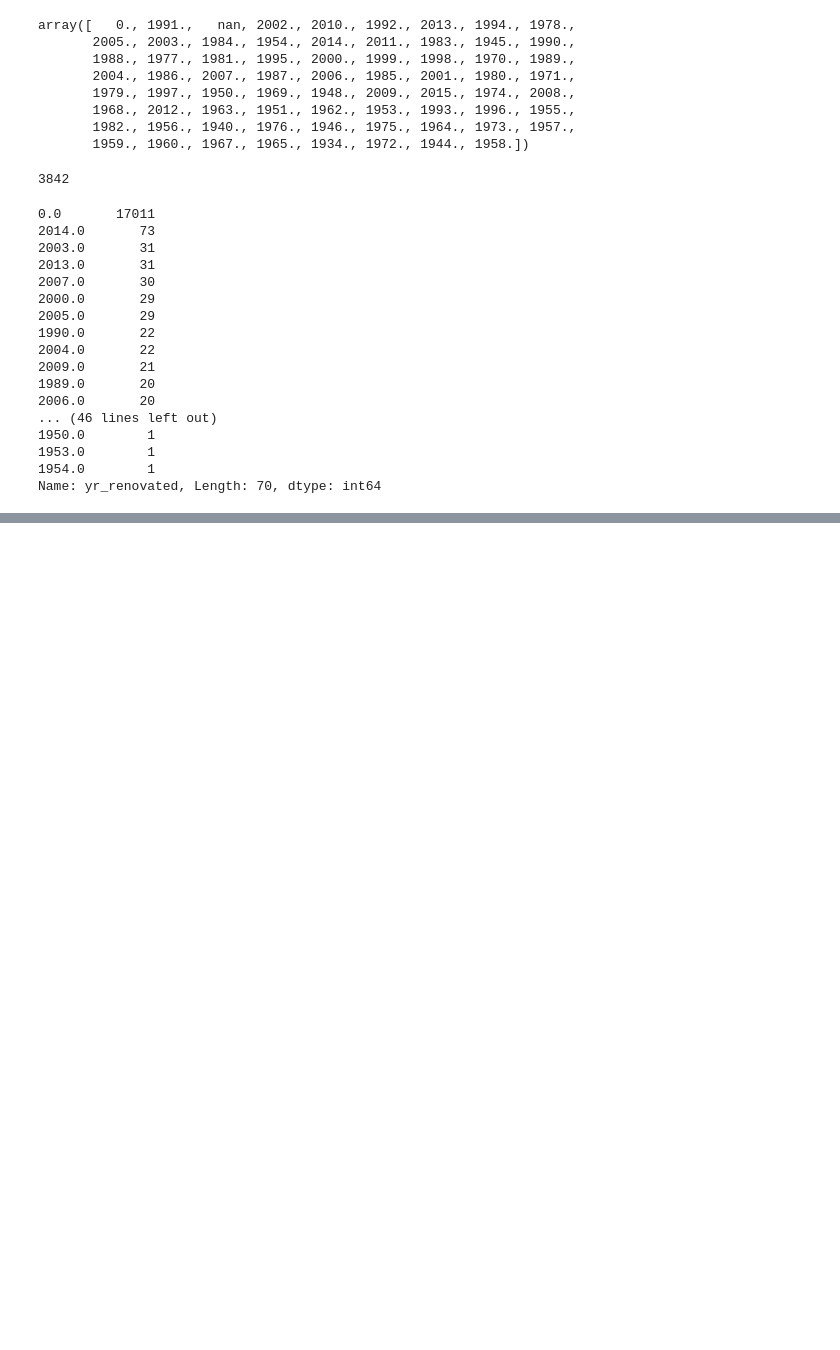
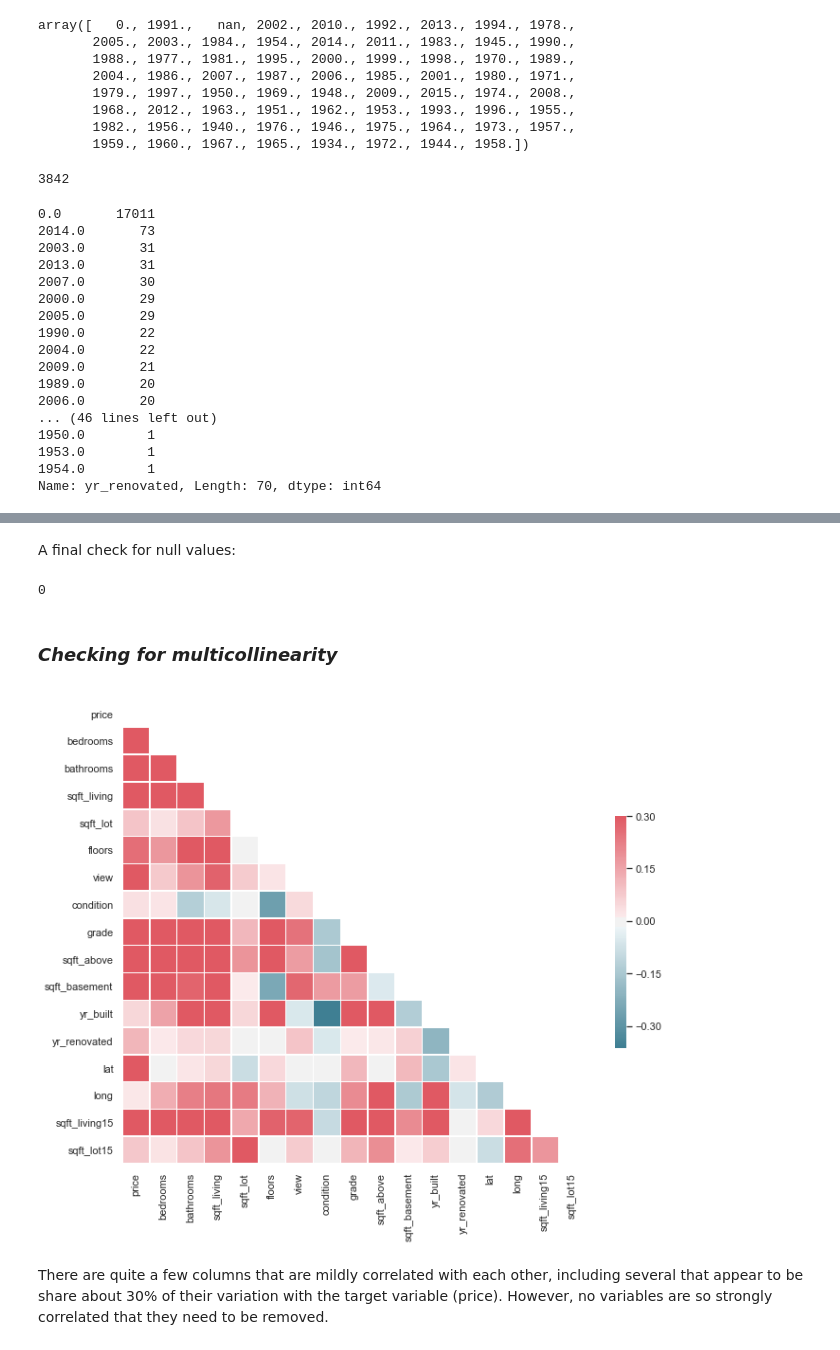
Before and after one commit to L-Lewis/dsc-1-final-project-online-ds-ft-011419, a Jupyter notebook: student.ipynb, the cells around one changed output, grey strips where cells are left out. Saved outputs shown, nothing was run; the diff lists cells and outputs as text; code cells hidden in the pictures; blank space fills up the shorter version.

```diff
--- a/student.ipynb
+++ b/student.ipynb
@@ -298,6 +321,8 @@ print((kc.view.value_counts().head(1)/kc.view.value_counts().sum())*100) # Perce
 Name: view, dtype: int64
 0.0    90.192254
 Name: view, dtype: float64
+# %%
+kc.view.fillna(0, inplace=True)
 # %%
 kc.view.value_counts()
 # %% [output]
@@ -331,6 +356,6 @@ kc.sqft_basement.value_counts().sort_values(ascending=False) # Counts of rows fo
 Name: sqft_basement, Length: 304, dtype: int64
 # %%
 kc.loc[kc['sqft_basement'] == '?', 'sqft_basement'] = 0 # Replace all values of '?' with 0
-kc.sqft_basement = kc.sqft_basement.astype('float').astype('int') # Cast to integer (via float to deal with '0.0')
+kc.sqft_basement = kc.sqft_basement.astype('float').astype('int64') # Cast to integer (via float to deal with '0.0')
 kc.sqft_basement.dtype # Confirm type is correctly cast
 # %% [output]
@@ -373,7 +398,7 @@ kc.yr_renovated.value_counts().sort_values(ascending=False)
 1954.0        1
 Name: yr_renovated, Length: 70, dtype: int64
 # %%
-kc.yr_renovated.fillna(0, inplace=True) # Replace all null values with 0
-kc.yr_renovated = kc.yr_renovated.astype('int') # Casting the yr_renovated column to an integer
+kc.yr_renovated.fillna(0, inplace=True) # Replace all null values in yr_renovated with 0
+kc.yr_renovated = kc.yr_renovated.astype('int64') # Casting the yr_renovated column to an integer
 kc.yr_renovated.dtype # Confirm type is correctly cast
 # %% [output]
@@ -382,0 +408,2 @@ Final check for null values - in waterfront, view, yr_renovated and probably oth
+# %%
+kc.zipcode = kc.zipcode.astype('str')
@@ -383 +446,32 @@ Final check for null values - in waterfront, view, yr_renovated and probably oth
+# %% [markdown]
+A final check for null values:
+# %%
+kc.isna().sum().sum()
+# %% [output]
+0
+# %% [markdown]
+### _Checking for multicollinearity_
+# %%
+# Set the style of the visualization
+sns.set(style="white")
+
+# Create a covariance matrix
+corr = kc.corr()
+
+# Generate a mask the size of our covariance matrix
+mask = np.zeros_like(corr, dtype=np.bool)
+mask[np.triu_indices_from(mask)] = True
+
+# Set up the matplotlib figure
+f, ax = plt.subplots(figsize = (11,9))
+
+# Generate a custom diverging colormap
+cmap = sns.diverging_palette(220, 10, as_cmap=True)
+
+# Draw the heatmap with the mask and correct aspect ratio
+sns.heatmap(corr, mask=mask, cmap=cmap, vmax=.3, center=0, square=True, linewidths=.5, cbar_kws={"shrink": .5});
+# %% [output]
+[figure, added]
+# %% [markdown]
+There are quite a few columns that are mildly correlated with each other, including several that appear to be share about 30% of their variation with the target variable (price). However, no variables are so strongly correlated that they need to be removed.
 # %% [markdown]
```
Also changed, not shown: parts of 39 cells of this notebook.
